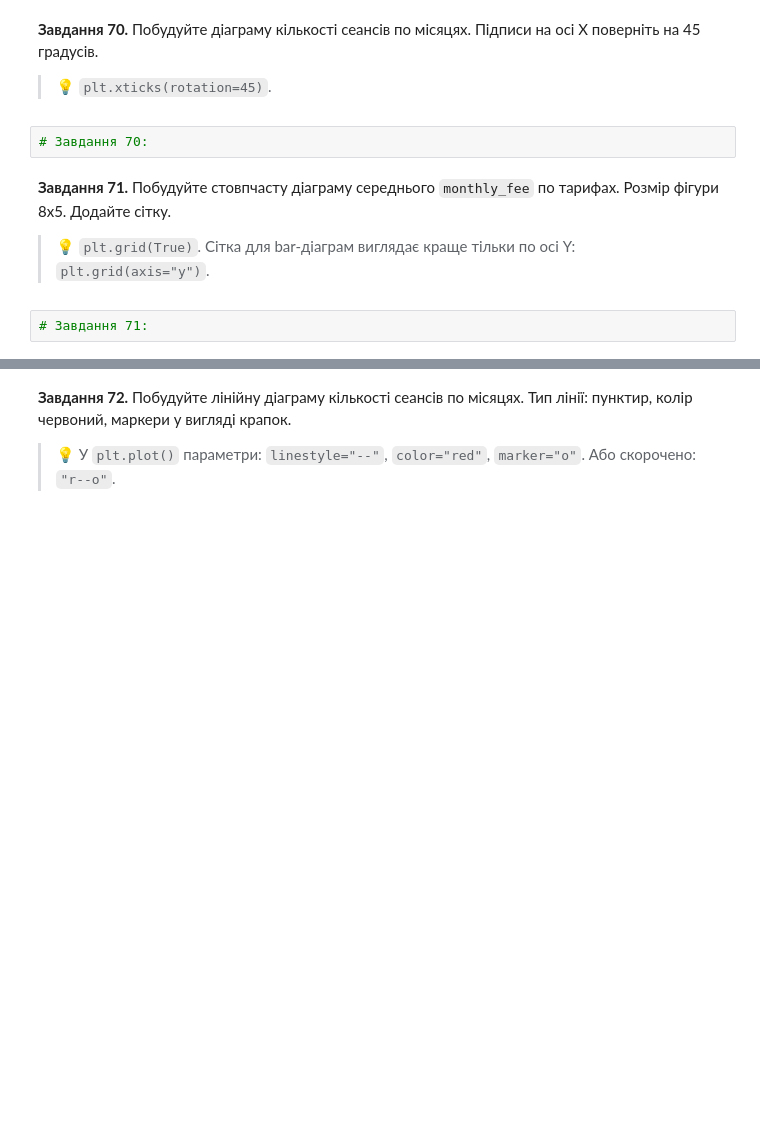
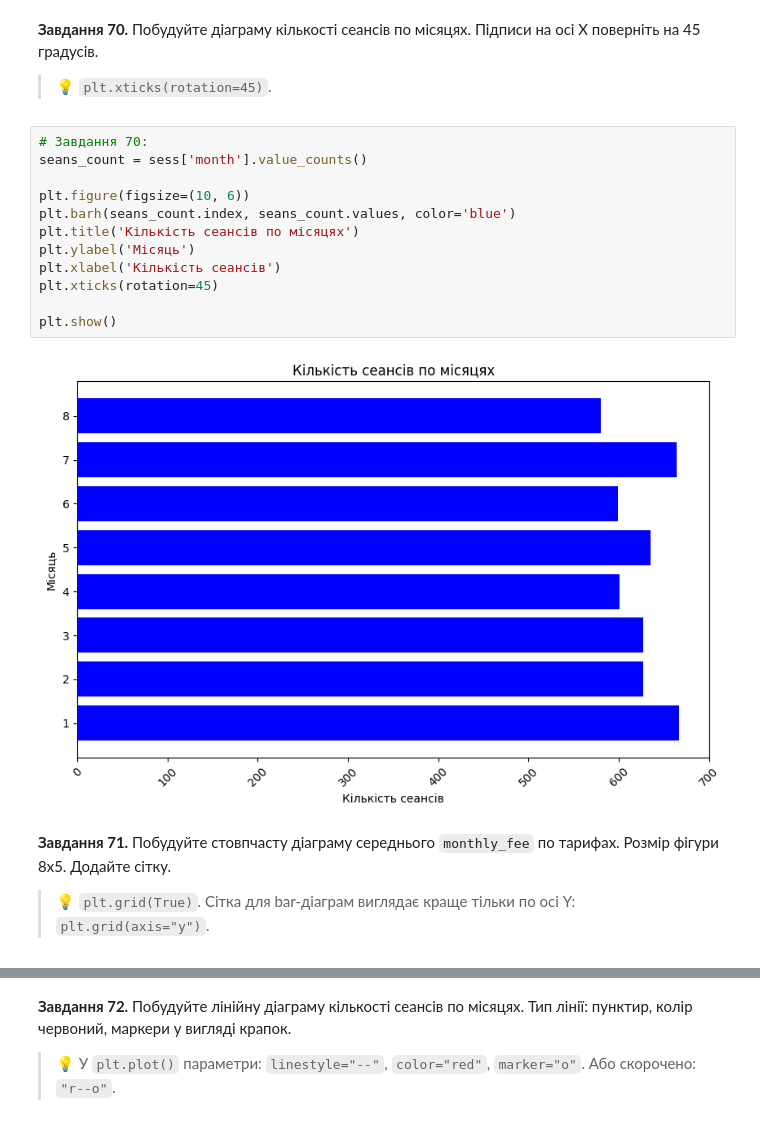
Before and after one commit to zzzer0-wav/myDTA_2026, a Jupyter notebook: DTA_homework/PANDAS_viz_practice_80tasks.ipynb, the cells around one changed output, grey strips where cells are left out. Drawn from its saved outputs; the diff is of its cells as text; blank space fills up the shorter version.

```diff
--- a/DTA_homework/PANDAS_viz_practice_80tasks.ipynb
+++ b/DTA_homework/PANDAS_viz_practice_80tasks.ipynb
@@ -1249,11 +1264,21 @@ plt.bar()
 **Завдання 70.** Побудуйте діаграму кількості сеансів по місяцях. Підписи на осі X поверніть на 45 градусів.
 
 > 💡 `plt.xticks(rotation=45)`.
-# %%
-# Завдання 70:
+# %%
+# Завдання 70:
+seans_count = sess['month'].value_counts()
+
+plt.figure(figsize=(10, 6))
+plt.barh(seans_count.index, seans_count.values, color='blue')
+plt.title('Кількість сеансів по місяцях')
+plt.ylabel('Місяць')
+plt.xlabel('Кількість сеансів')
+plt.xticks(rotation=45)
+
+plt.show()
+# %% [output]
+[figure, added]
 # %% [markdown]
 **Завдання 71.** Побудуйте стовпчасту діаграму середнього `monthly_fee` по тарифах. Розмір фігури 8x5. Додайте сітку.
 
 > 💡 `plt.grid(True)`. Сітка для bar-діаграм виглядає краще тільки по осі Y: `plt.grid(axis="y")`.
-# %%
-# Завдання 71:
```
Also changed, not shown: parts of 26 cells of this notebook.
